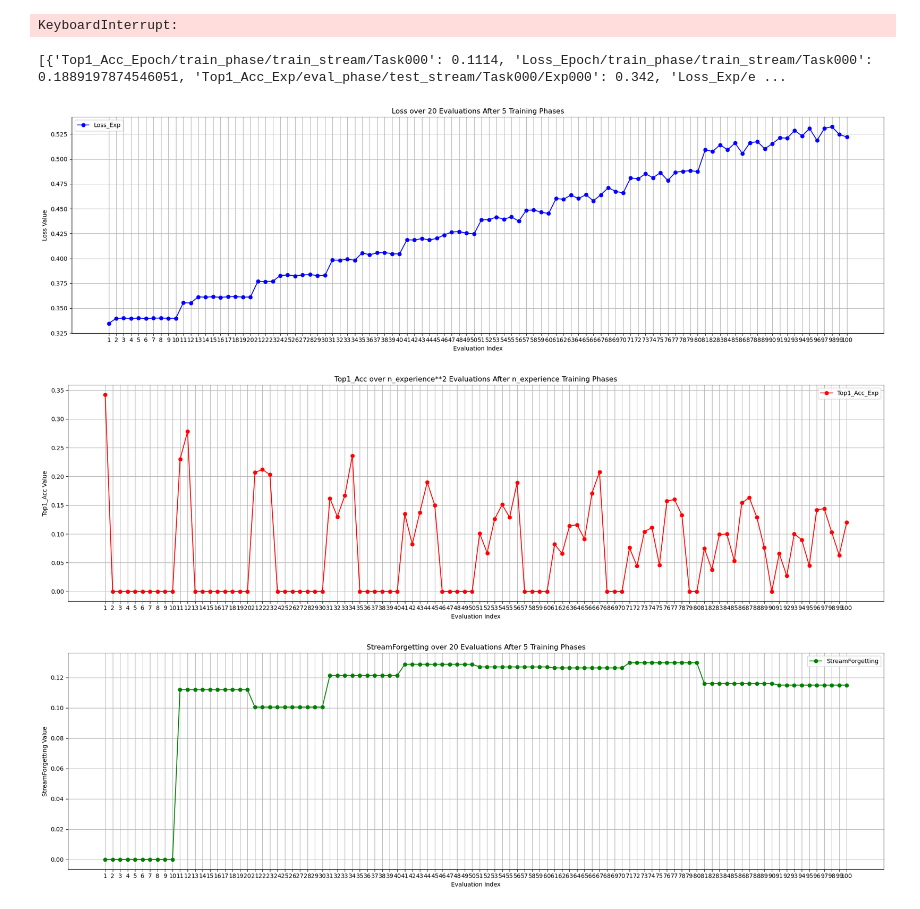
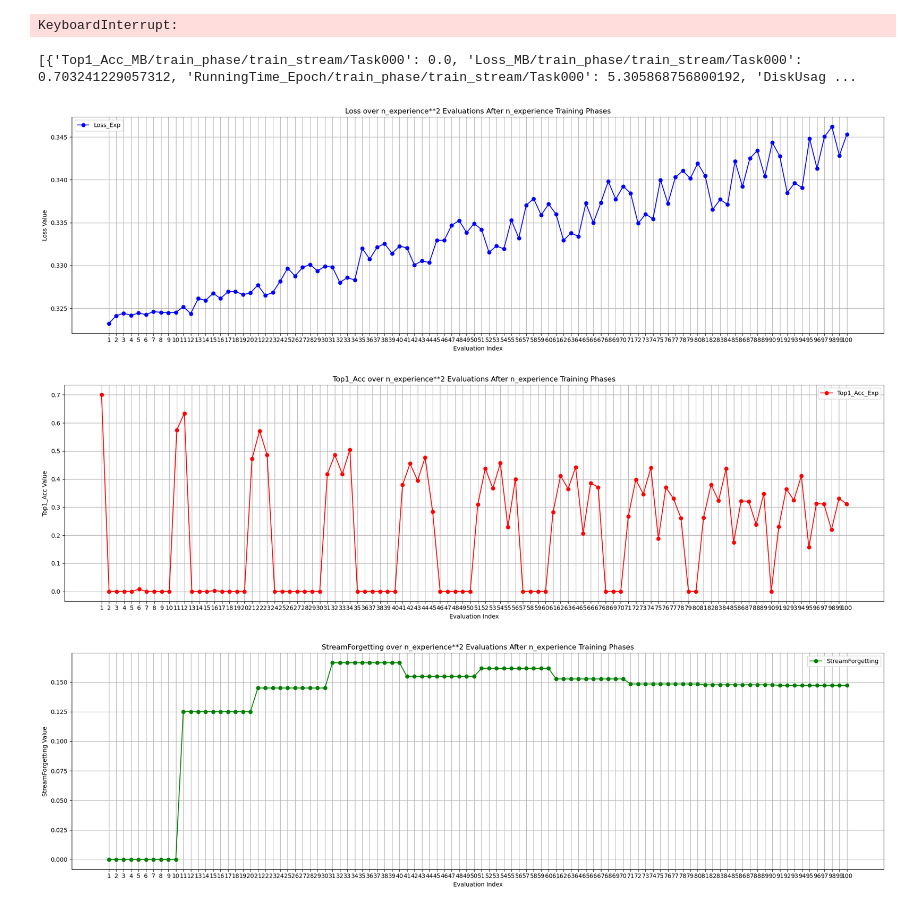
Before and after one commit to yzy1997/quantum_cl, a Jupyter notebook: quantum_lwf_addqlayer.ipynb, the cells around one changed output. Cells and saved outputs as stored; diff of their text form; code cells hidden in the pictures.

Commit message:
plot the graph

```diff
--- a/quantum_lwf_addqlayer.ipynb
+++ b/quantum_lwf_addqlayer.ipynb
@@ -46,14 +53,14 @@ np.random.seed(42)
 # %%
-n_qubits = 12                # Number of qubits
+n_qubits = 4                # Number of qubits
 step = 0.0004               # Learning rate
 batch_size = 64              # Number of samples for each training step
-num_epochs = 30             # Number of training epochs
+num_epochs = 1             # Number of training epochs
 num_experiences = 10        # Number of experiences
 num_classes = 200            # Number of classes in the dataset
 train_mb_size= 256            # Number of samples for each training step
 eval_mb_size=100            # Number of samples for each evaluation step
 memory_size = 2000          # Number of total samples in the memory
-q_depth = 10                 # Depth of the quantum circuit (number of variational layers)
+q_depth = 6                 # Depth of the quantum circuit (number of variational layers)
 gamma_lr_scheduler = 0.1    # Learning rate reduction applied every 10 epochs.
 q_delta = 0.01              # Initial spread of random quantum weights
 alpha=0.5                   # the weight of the old model in the loss function
@@ -525,7 +532,7 @@ with open("results/list/CIFAR100_ICaRL_qml_net1_qbit4_qdepth6_tepoch30.pkl", "wb
 # %%
 # 从文件加载
 import pickle
-with open("results/list/CIFAR100_ICaRL_qml_net1_qbit4_qdepth6_tepoch30", "rb") as f:
+with open("results/list/CIFAR100_ICaRL_qml_net3_qbit12_qdepth10_tepoch1.pkl", "rb") as f:
     results = pickle.load(f)
 # %%
 import matplotlib.pyplot as plt
@@ -567,39 +574,39 @@ for train_idx, result in enumerate(results):  # 遍历5次训练的结果
 
 # 绘制图形
 plt.figure(figsize=(20, 6))
 plt.plot(x, loss_values, marker='o', linestyle='-', color='b', label='Loss_Exp')
-plt.title("Loss over 20 Evaluations After 5 Training Phases")
+plt.title("Loss over n_experience**2 Evaluations After n_experience Training Phases")
 plt.xlabel("Evaluation Index")
 plt.ylabel("Loss Value")
 plt.xticks(range(1, len(x) + 1))  # 设置 x 轴刻度
 plt.grid(True)
 plt.legend()
 plt.tight_layout()
-plt.savefig("results/figs/CIFAR100_ICaRL_qml_net1_qbit4_qdepth6_tepoch30_loss.png")
+plt.savefig("results/figs/CIFAR100_ICaRL_qml_net3_qbit12_qdepth10_tepoch1_loss.png")
 
 plt.figure(figsize=(20, 6))
 plt.plot(x, top1_acc_values, marker='o', linestyle='-', color='r', label='Top1_Acc_Exp')
 plt.title("Top1_Acc over n_experience**2 Evaluations After n_experience Training Phases")
 plt.xlabel("Evaluation Index")
 plt.ylabel("Top1_Acc Value")
 plt.xticks(range(1, len(x) + 1))  # 设置 x 轴刻度
 plt.grid(True)
 plt.legend()
 plt.tight_layout()
-plt.savefig("results/figs/CIFAR100_ICaRL_qml_net1_qbit4_qdepth6_tepoch30_acc.png")
+plt.savefig("results/figs/CIFAR100_ICaRL_qml_net3_qbit12_qdepth10_tepoch1_acc.png")
 
 plt.figure(figsize=(20, 6))
 plt.plot(range(1, len(forgetting_values) + 1), forgetting_values, marker='o', linestyle='-', color='g', label='StreamForgetting')
-plt.title("StreamForgetting over 20 Evaluations After 5 Training Phases")
+plt.title("StreamForgetting over n_experience**2 Evaluations After n_experience Training Phases")
 plt.xlabel("Evaluation Index")
 plt.ylabel("StreamForgetting Value")
 plt.xticks(range(1, len(forgetting_values) + 1))  # 设置 x 轴刻度
 plt.grid(True)
 plt.legend()
 plt.tight_layout()
-plt.savefig("results/figs/CIFAR100_ICaRL_qml_net1_qbit4_qdepth6_tepoch30_forget.png")
+plt.savefig("results/figs/CIFAR100_ICaRL_qml_net3_qbit12_qdepth10_tepoch1_forget.png")
 # %% [output]
-[{'Top1_Acc_Epoch/train_phase/train_stream/Task000': 0.1114, 'Loss_Epoch/train_phase/train_stream/Task000': 0.1889197874546051, 'Top1_Acc_Exp/eval_phase/test_stream/Task000/Exp000': 0.342, 'Loss_Exp/e ...
+[{'Top1_Acc_MB/train_phase/train_stream/Task000': 0.0, 'Loss_MB/train_phase/train_stream/Task000': 0.703241229057312, 'RunningTime_Epoch/train_phase/train_stream/Task000': 5.305868756800192, 'DiskUsag ...
-[figure, old version]
+[figure, new version]
-[figure, old version]
+[figure, new version]
-[figure, old version]
+[figure, new version]
```
Also changed, not shown: parts of 1 cell of this notebook.
